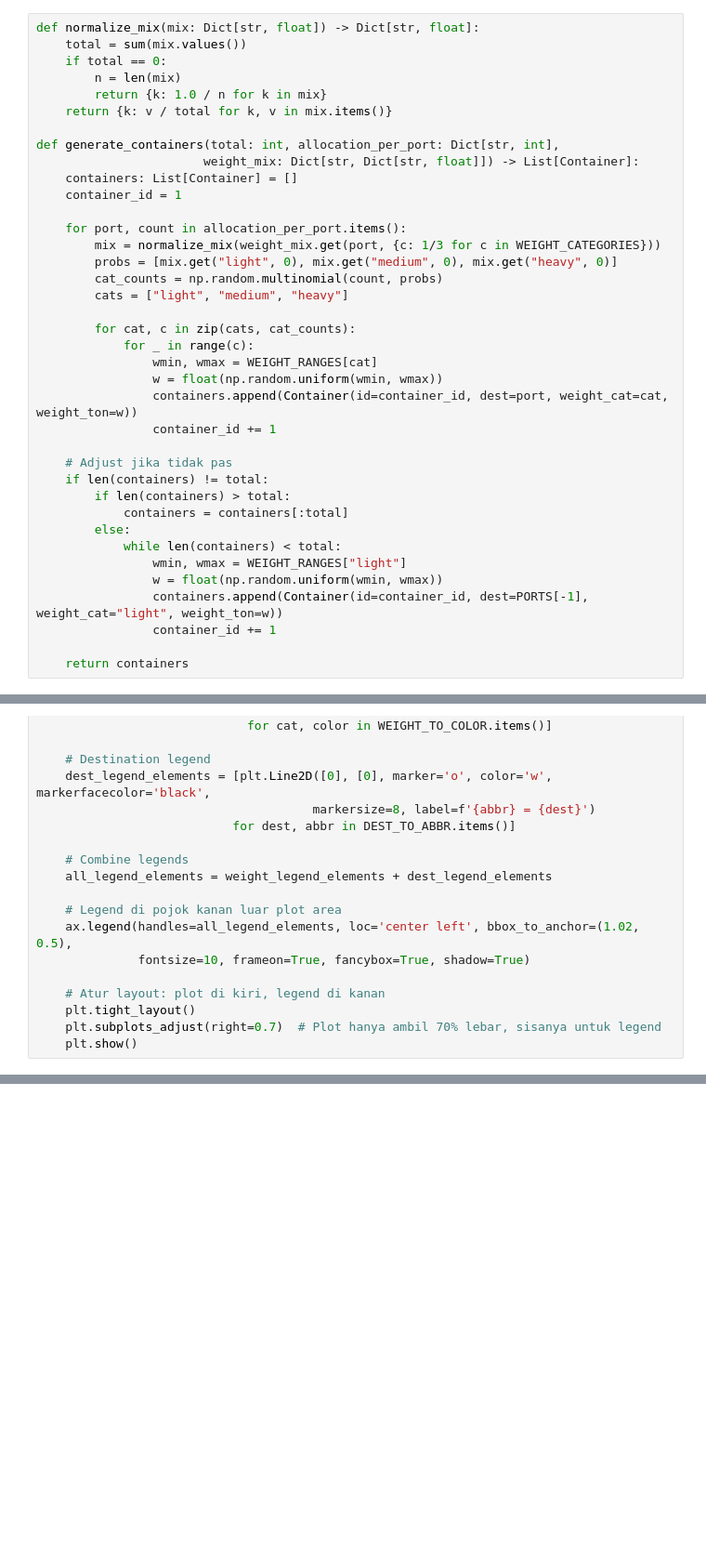
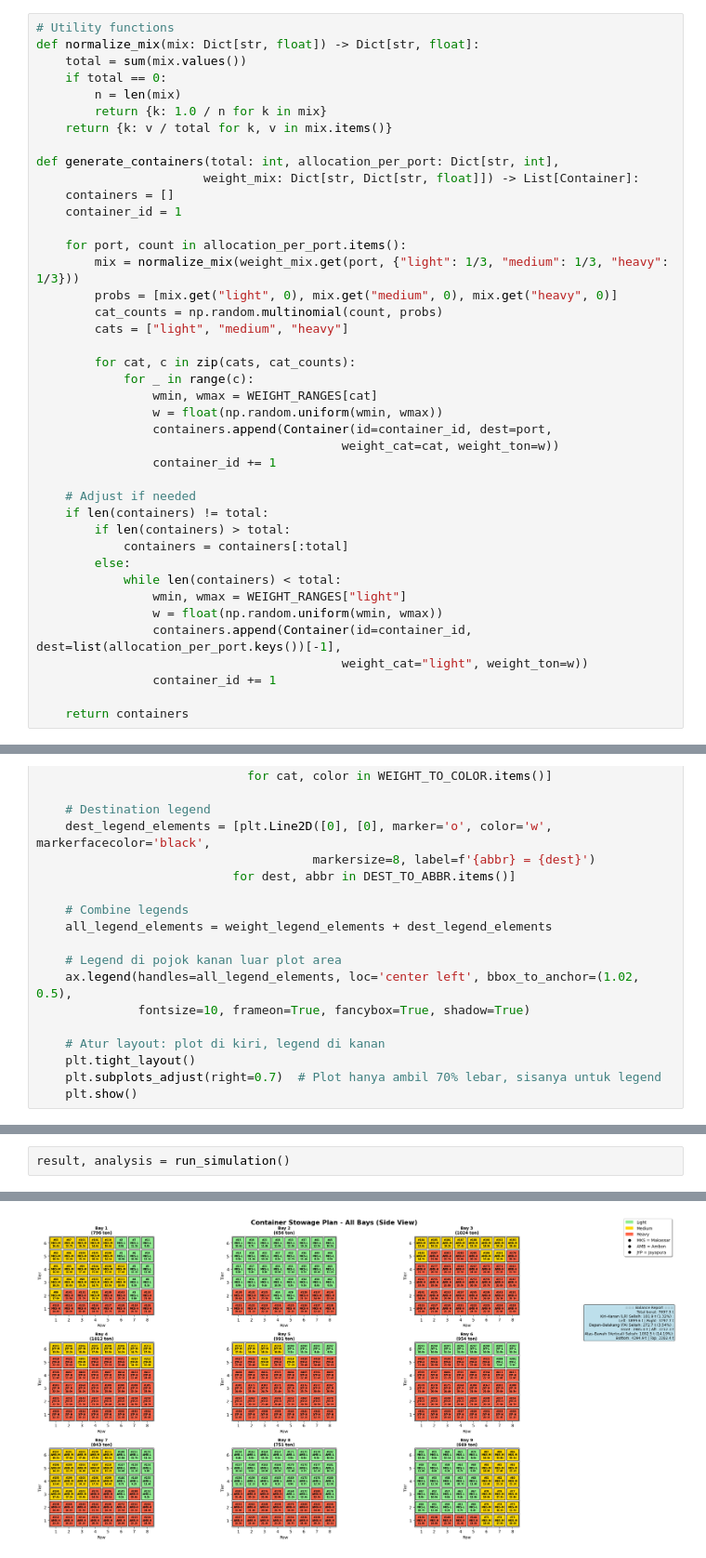
Before and after one commit to willyc2004/navigating_uncertainty_in_mpp, a Jupyter notebook: container_stowage_simulation.ipynb, the cells around one changed output, grey strips where cells are left out. Shown at 93% size. Saved outputs shown, nothing was run; the diff lists cells and outputs as text; blank space fills up the shorter version.

```diff
--- a/container_stowage_simulation.ipynb
+++ b/container_stowage_simulation.ipynb
@@ -81,4 +690,5 @@ WEIGHT_ABBR = {"light": "L", "medium": "M", "heavy": "H"}
 # %%
+# Utility functions
 def normalize_mix(mix: Dict[str, float]) -> Dict[str, float]:
     total = sum(mix.values())
     if total == 0:
@@ -88,11 +698,11 @@ def normalize_mix(mix: Dict[str, float]) -> Dict[str, float]:
 
 def generate_containers(total: int, allocation_per_port: Dict[str, int],
                        weight_mix: Dict[str, Dict[str, float]]) -> List[Container]:
-    containers: List[Container] = []
+    containers = []
     container_id = 1
 
     for port, count in allocation_per_port.items():
-        mix = normalize_mix(weight_mix.get(port, {c: 1/3 for c in WEIGHT_CATEGORIES}))
+        mix = normalize_mix(weight_mix.get(port, {"light": 1/3, "medium": 1/3, "heavy": 1/3}))
         probs = [mix.get("light", 0), mix.get("medium", 0), mix.get("heavy", 0)]
         cat_counts = np.random.multinomial(count, probs)
         cats = ["light", "medium", "heavy"]
@@ -101,10 +711,11 @@ def generate_containers(total: int, allocation_per_port: Dict[str, int],
             for _ in range(c):
                 wmin, wmax = WEIGHT_RANGES[cat]
                 w = float(np.random.uniform(wmin, wmax))
-                containers.append(Container(id=container_id, dest=port, weight_cat=cat, weight_ton=w))
+                containers.append(Container(id=container_id, dest=port,
+                                          weight_cat=cat, weight_ton=w))
                 container_id += 1
 
-    # Adjust jika tidak pas
+    # Adjust if needed
     if len(containers) != total:
         if len(containers) > total:
             containers = containers[:total]
@@ -112,7 +723,8 @@ def generate_containers(total: int, allocation_per_port: Dict[str, int],
             while len(containers) < total:
                 wmin, wmax = WEIGHT_RANGES["light"]
                 w = float(np.random.uniform(wmin, wmax))
-                containers.append(Container(id=container_id, dest=PORTS[-1], weight_cat="light", weight_ton=w))
+                containers.append(Container(id=container_id, dest=list(allocation_per_port.keys())[-1],
+                                          weight_cat="light", weight_ton=w))
                 container_id += 1
 
     return containers
@@ -1099,0 +1232,3 @@ Showing detailed view of Bay 0:
+# %%
+result, analysis = run_simulation()
+# %% [output]
@@ -1099,0 +1252 @@ Showing detailed view of Bay 0:
+[figure, added]
```
Also changed, not shown: parts of 25 cells of this notebook.
